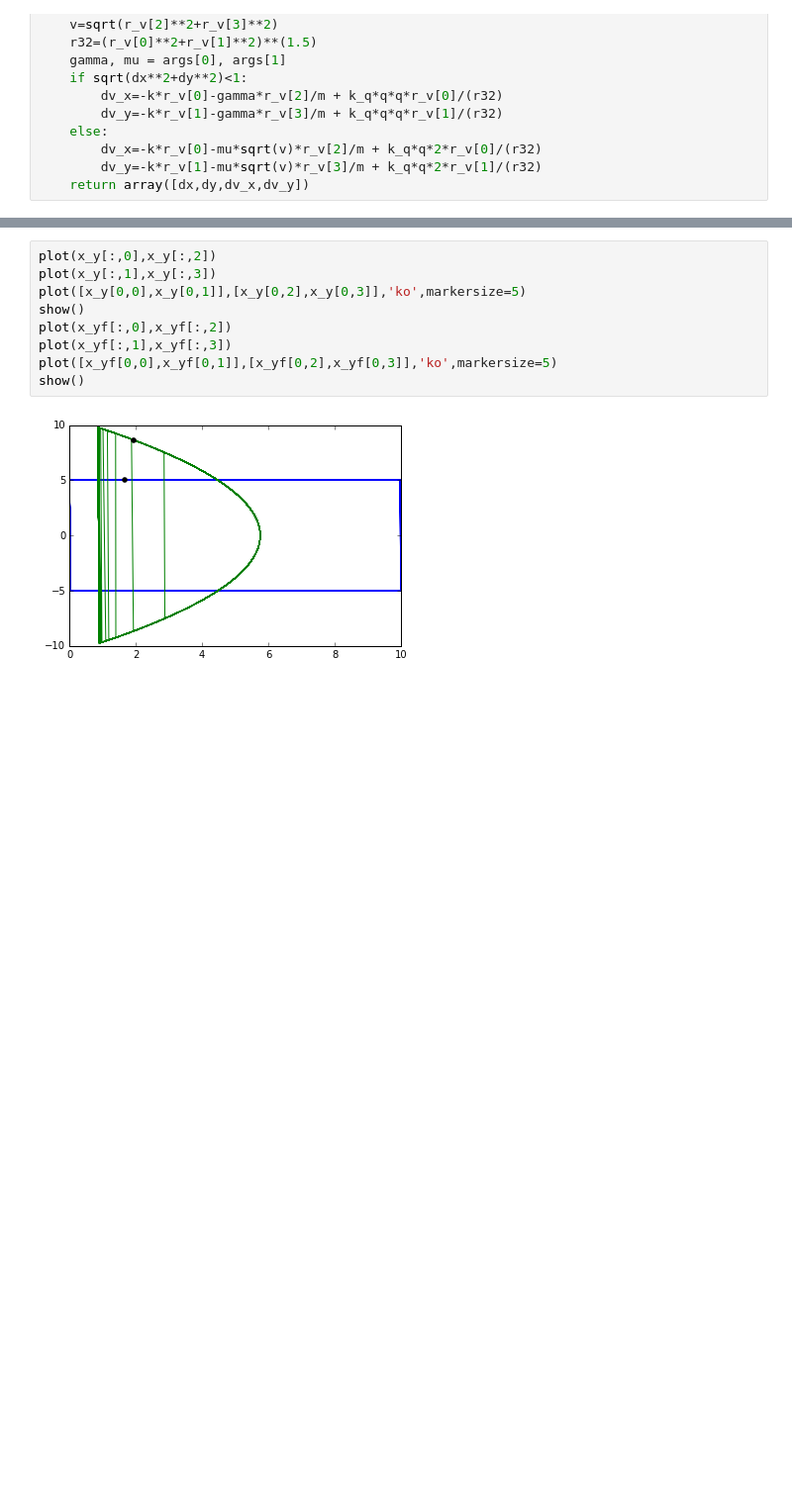
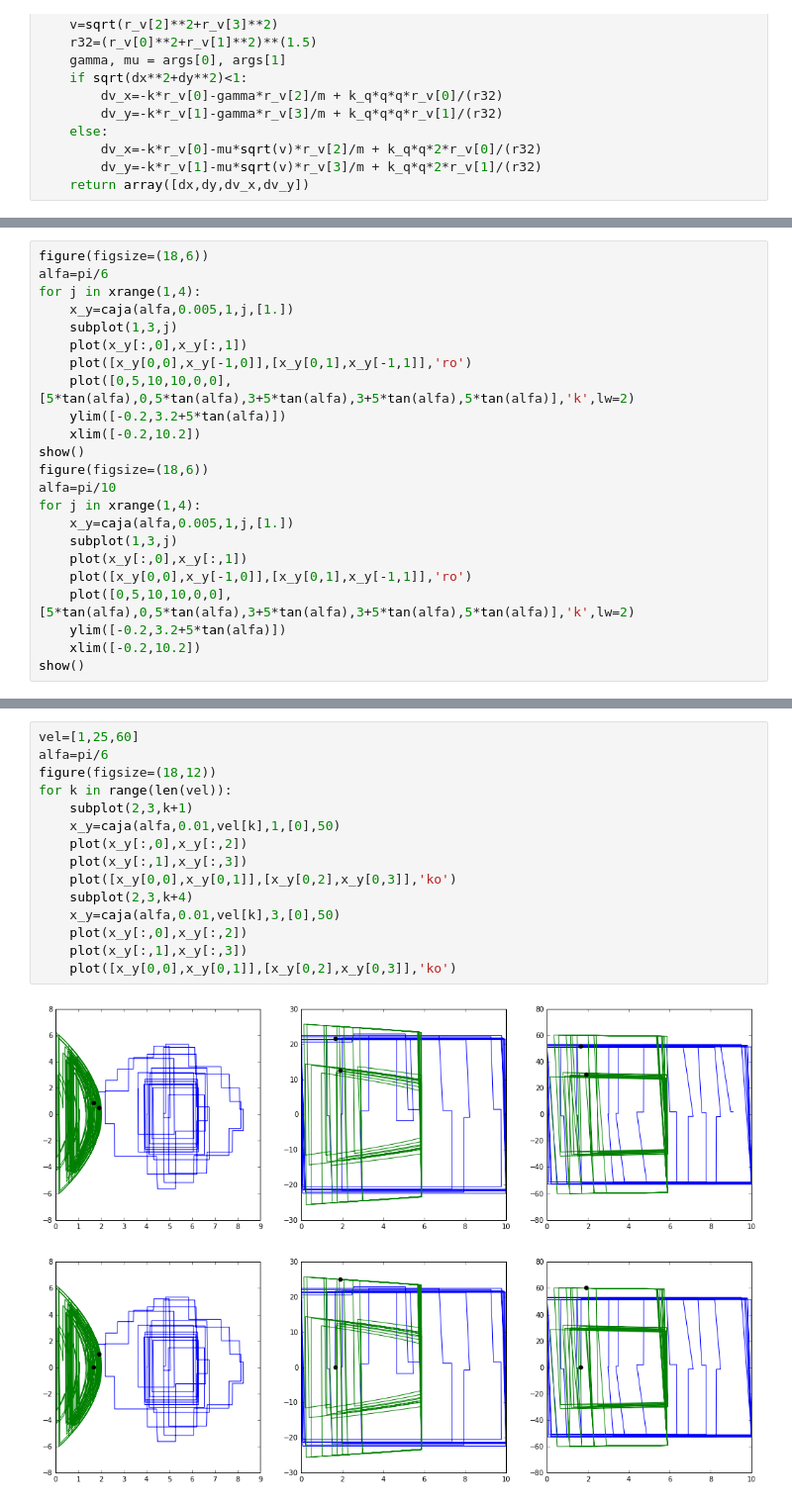
Before and after one commit to brianzapien/Tareas, a Jupyter notebook: Tarea_Examen.ipynb, the cells around one changed output, grey strips where cells are left out. Shown at 99% size. Cells and saved outputs as stored; diff of their text form; blank space fills up the shorter version.

```diff
--- a/Tarea_Examen.ipynb
+++ b/Tarea_Examen.ipynb
@@ -373,0 +409,23 @@ ylim([-.2,5*tan(alfa)+3.2])
+# %%
+figure(figsize=(18,6))
+alfa=pi/6
+for j in xrange(1,4):
+    x_y=caja(alfa,0.005,1,j,[1.])
+    subplot(1,3,j)
+    plot(x_y[:,0],x_y[:,1])
+    plot([x_y[0,0],x_y[-1,0]],[x_y[0,1],x_y[-1,1]],'ro')
+    plot([0,5,10,10,0,0],[5*tan(alfa),0,5*tan(alfa),3+5*tan(alfa),3+5*tan(alfa),5*tan(alfa)],'k',lw=2)
+    ylim([-0.2,3.2+5*tan(alfa)])
+    xlim([-0.2,10.2])
+show()
+figure(figsize=(18,6))
+alfa=pi/10
+for j in xrange(1,4):
+    x_y=caja(alfa,0.005,1,j,[1.])
+    subplot(1,3,j)
+    plot(x_y[:,0],x_y[:,1])
+    plot([x_y[0,0],x_y[-1,0]],[x_y[0,1],x_y[-1,1]],'ro')
+    plot([0,5,10,10,0,0],[5*tan(alfa),0,5*tan(alfa),3+5*tan(alfa),3+5*tan(alfa),5*tan(alfa)],'k',lw=2)
+    ylim([-0.2,3.2+5*tan(alfa)])
+    xlim([-0.2,10.2])
+show()
@@ -374,11 +541,17 @@ ylim([-.2,5*tan(alfa)+3.2])
 # %%
-plot(x_y[:,0],x_y[:,2])
-plot(x_y[:,1],x_y[:,3])
-plot([x_y[0,0],x_y[0,1]],[x_y[0,2],x_y[0,3]],'ko',markersize=5)
-show()
-plot(x_yf[:,0],x_yf[:,2])
-plot(x_yf[:,1],x_yf[:,3])
-plot([x_yf[0,0],x_yf[0,1]],[x_yf[0,2],x_yf[0,3]],'ko',markersize=5)
-show()
+vel=[1,25,60]
+alfa=pi/6
+figure(figsize=(18,12))
+for k in range(len(vel)):
+    subplot(2,3,k+1)
+    x_y=caja(alfa,0.01,vel[k],1,[0],50)
+    plot(x_y[:,0],x_y[:,2])
+    plot(x_y[:,1],x_y[:,3])
+    plot([x_y[0,0],x_y[0,1]],[x_y[0,2],x_y[0,3]],'ko')
+    subplot(2,3,k+4)
+    x_y=caja(alfa,0.01,vel[k],3,[0],50)
+    plot(x_y[:,0],x_y[:,2])
+    plot(x_y[:,1],x_y[:,3])
+    plot([x_y[0,0],x_y[0,1]],[x_y[0,2],x_y[0,3]],'ko')
 # %% [output]
-[figure, old version]
+[figure, new version]
```
Also changed, not shown: parts of 18 cells of this notebook.
